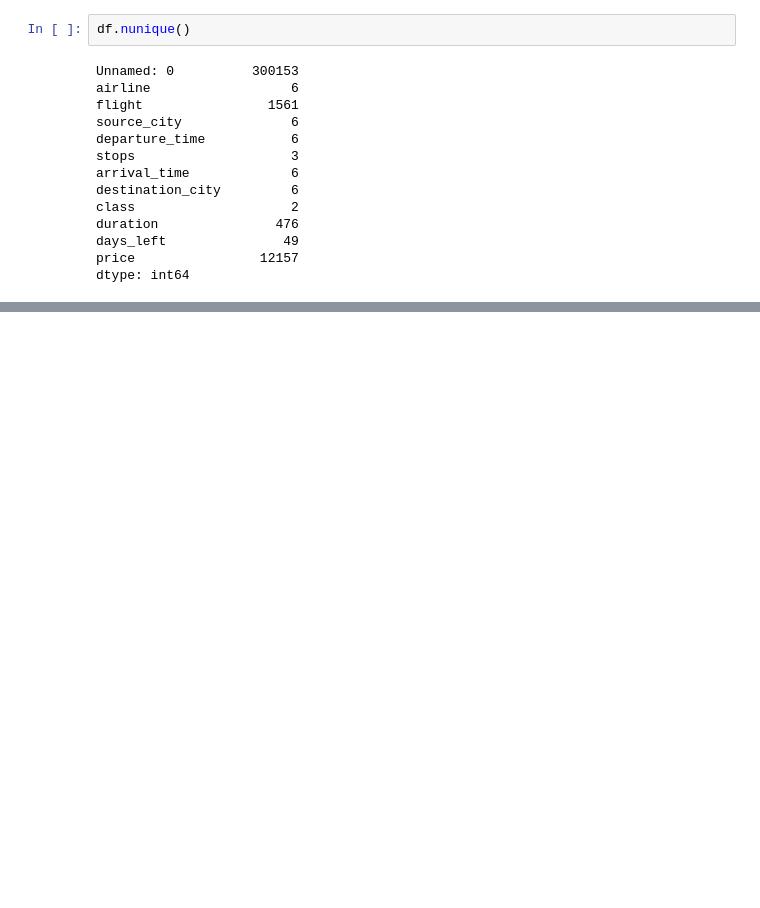
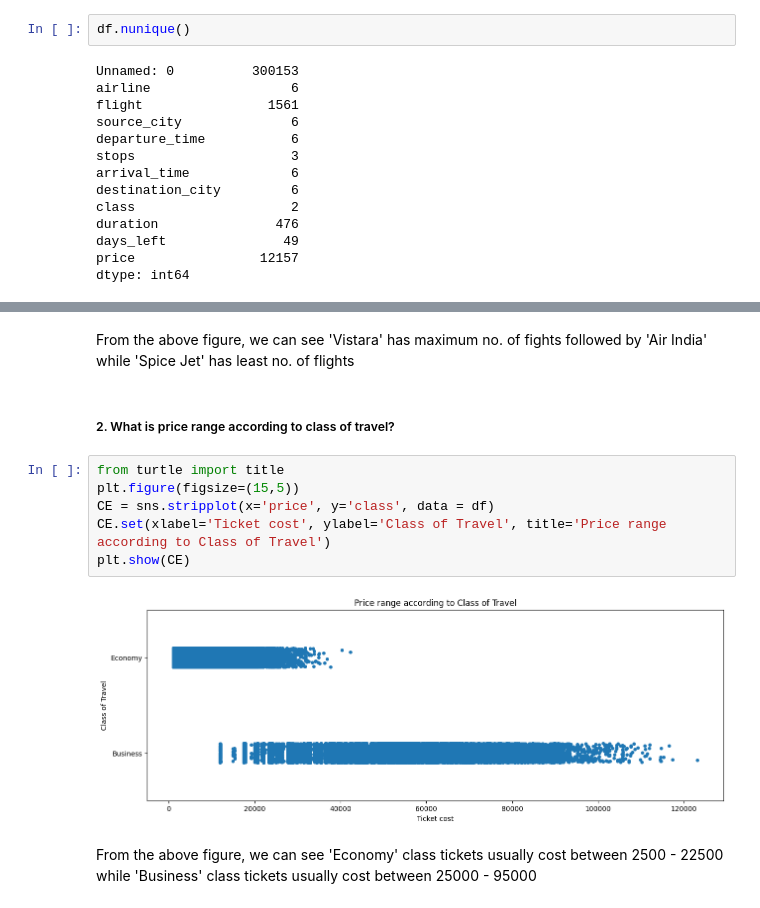
Before and after one commit to amitbudhathoki/Airlines_Data_Analysis, a Jupyter notebook: Airlines data analysis.ipynb, the cells around one changed output, grey strips where cells are left out. Cells and saved outputs as stored; diff of their text form; blank space fills up the shorter version.

```diff
--- a/Airlines data analysis.ipynb
+++ b/Airlines data analysis.ipynb
@@ -48,0 +81,14 @@ dtype: int64
+# %% [markdown]
+From the above figure, we can see 'Vistara' has maximum no. of fights followed by 'Air India' while 'Spice Jet' has least no. of flights
+# %% [markdown]
+##### 2. What is price range according to class of travel?
+# %%
+from turtle import title
+plt.figure(figsize=(15,5))
+CE = sns.stripplot(x='price', y='class', data = df)
+CE.set(xlabel='Ticket cost', ylabel='Class of Travel', title='Price range according to Class of Travel')
+plt.show(CE)
+# %% [output]
+[figure, added]
+# %% [markdown]
+From the above figure, we can see 'Economy' class tickets usually cost between 2500 - 22500 while 'Business' class tickets usually cost between 25000 - 95000
```
Also changed, not shown: parts of 5 cells of this notebook.
